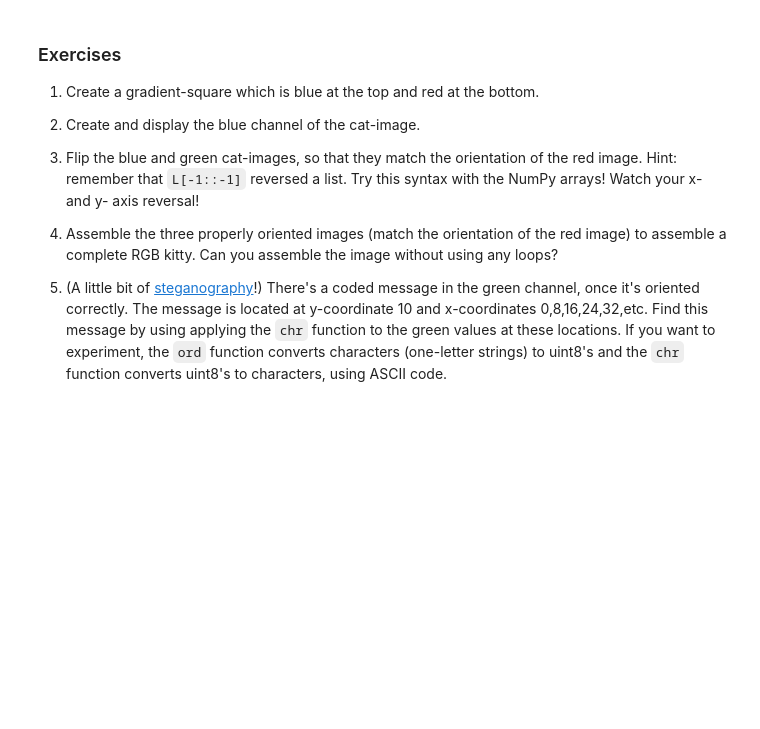
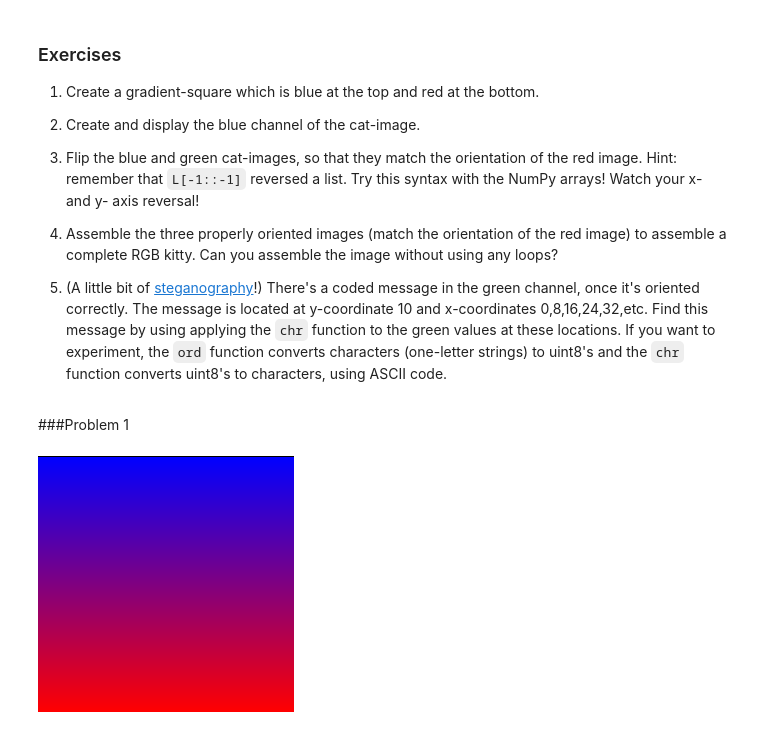
Before and after one commit to tboyea/2023-Math-152, a Jupyter notebook: P4M_Notebook_4.ipynb, the cells around one changed output. Cells and saved outputs as stored; diff of their text form; code cells hidden in the pictures; blank space fills up the shorter version.

```diff
--- a/P4M_Notebook_4.ipynb
+++ b/P4M_Notebook_4.ipynb
@@ -1154,3 +1179,14 @@ Now we see the problem!  Complete the exercises below to fix the image.
 4.  Assemble the three properly oriented images (match the orientation of the red image) to assemble a complete RGB kitty.  Can you assemble the image without using any loops?
 
 5.  (A little bit of [steganography](https://en.wikipedia.org/wiki/Steganography)!)  There's a coded message in the green channel, once it's oriented correctly.  The message is located at y-coordinate 10 and x-coordinates 0,8,16,24,32,etc.  Find this message by using applying the `chr` function to the green values at these locations.  If you want to experiment, the `ord` function converts characters (one-letter strings) to uint8's and the `chr` function converts uint8's to characters, using ASCII code.
+# %% [markdown]
+###Problem 1
+# %%
+br_gradient = np.zeros((256, 256,3), dtype=np.uint8)
+for x in range(256):
+    for y in range(256):
+        br_gradient[x,y] = [x,0,256-x]
+img = Image.fromarray(br_gradient)
+display(img)
+# %% [output]
+[figure, added]
```
Also changed, not shown: parts of 18 cells of this notebook.
